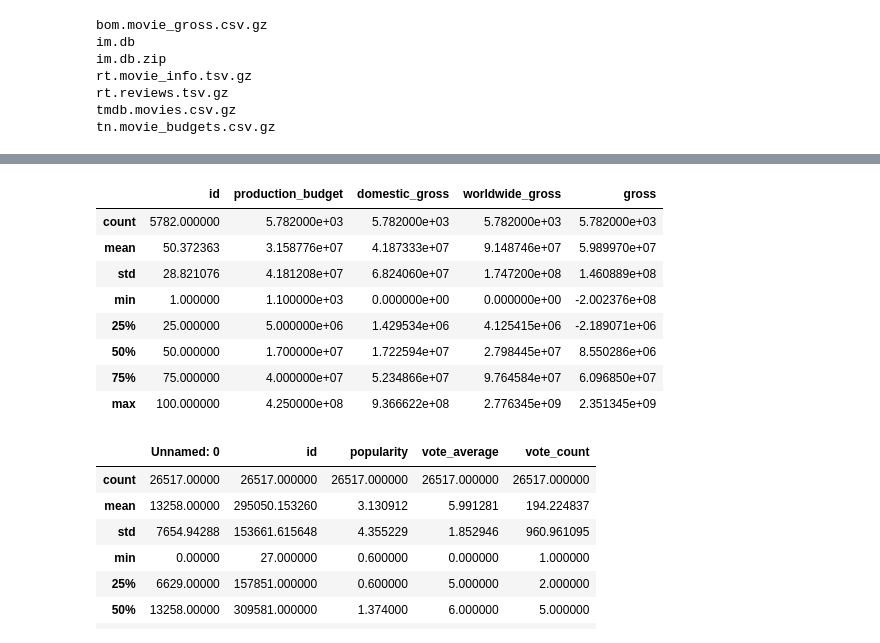
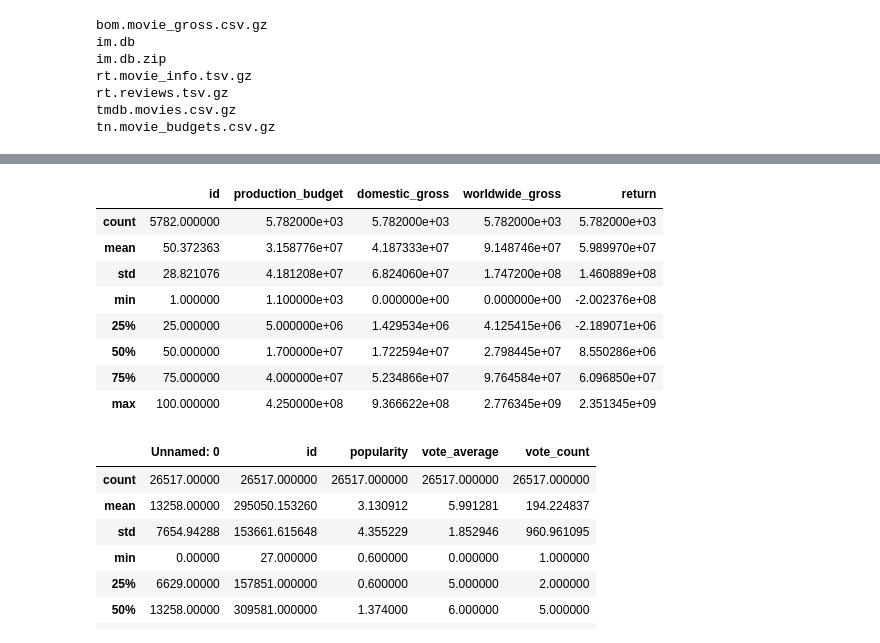
Before and after one commit to racday/ai-capstone, a Jupyter notebook: index.ipynb, the cells around one changed output, grey strips where cells are left out. Saved outputs shown, nothing was run; the diff lists cells and outputs as text; code cells hidden in the pictures.

```diff
--- a/index.ipynb
+++ b/index.ipynb
@@ -46,10 +46,10 @@ tn_movie_budgets.head()
 | 3 | 4 | 2015-05-01 | Avengers: Age of Ultron | 330600000.0 | 459005868.0 | 1.403014e+09 | avengersageofultron |
 | 4 | 5 | 2017-12-15 | Star Wars Ep. VIII: The Last Jedi | 317000000.0 | 620181382.0 | 1.316722e+09 | starwarsepviiithelastjedi |
 # %%
-tn_movie_budgets["return"] =tn_movie_budgets["worldwide_gross"] -  tn_movie_budgets["production_budget"] /
+tn_movie_budgets["return"] =tn_movie_budgets["worldwide_gross"] -  tn_movie_budgets["production_budget"]
 tn_movie_budgets.describe()
 # %% [output]
-|  | id | production_budget | domestic_gross | worldwide_gross | gross |
+|  | id | production_budget | domestic_gross | worldwide_gross | return |
 | count | 5782.000000 | 5.782000e+03 | 5.782000e+03 | 5.782000e+03 | 5.782000e+03 |
 | mean | 50.372363 | 3.158776e+07 | 4.187333e+07 | 9.148746e+07 | 5.989970e+07 |
 | std | 28.821076 | 4.181208e+07 | 6.824060e+07 | 1.747200e+08 | 1.460889e+08 |
```
Also changed, not shown: parts of 6 cells of this notebook.
